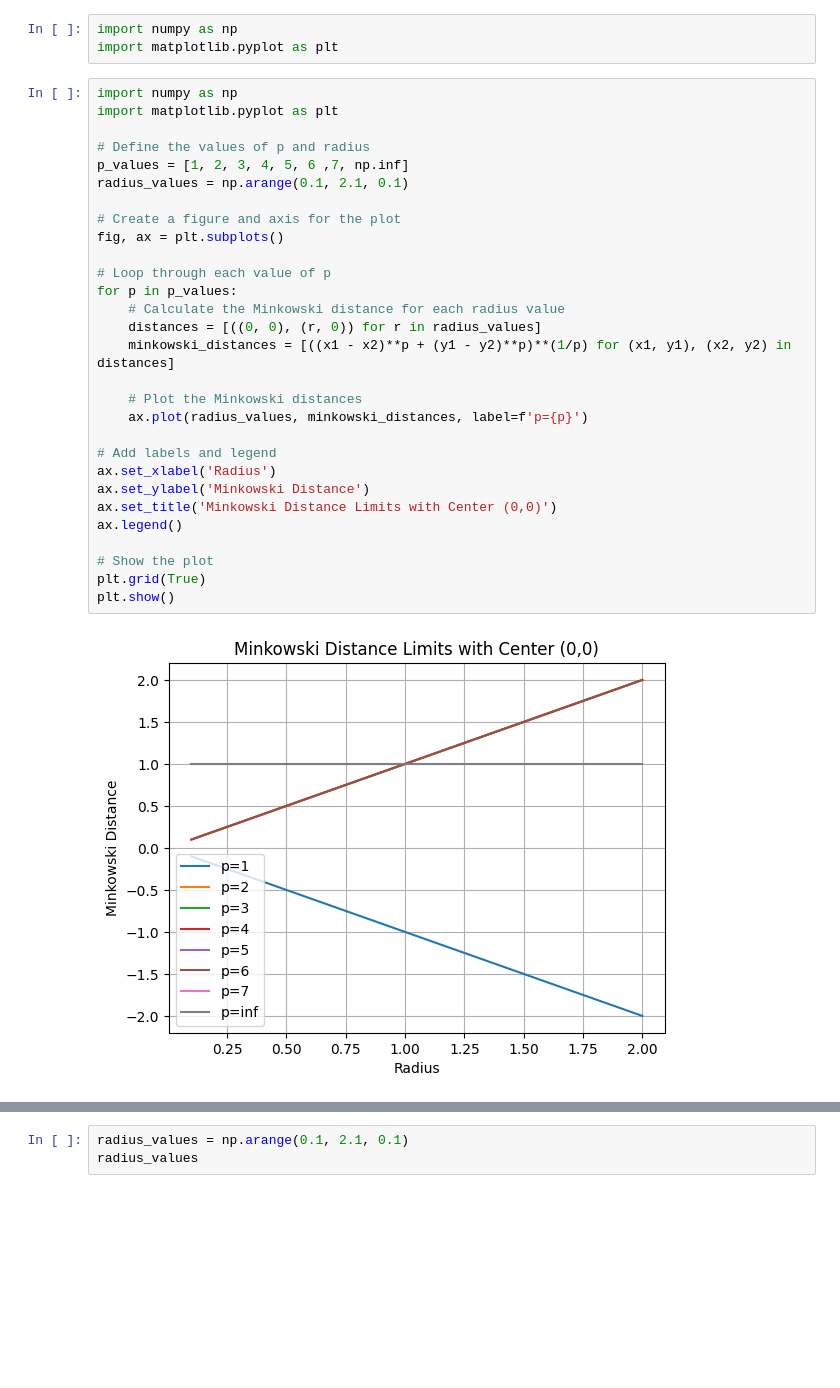
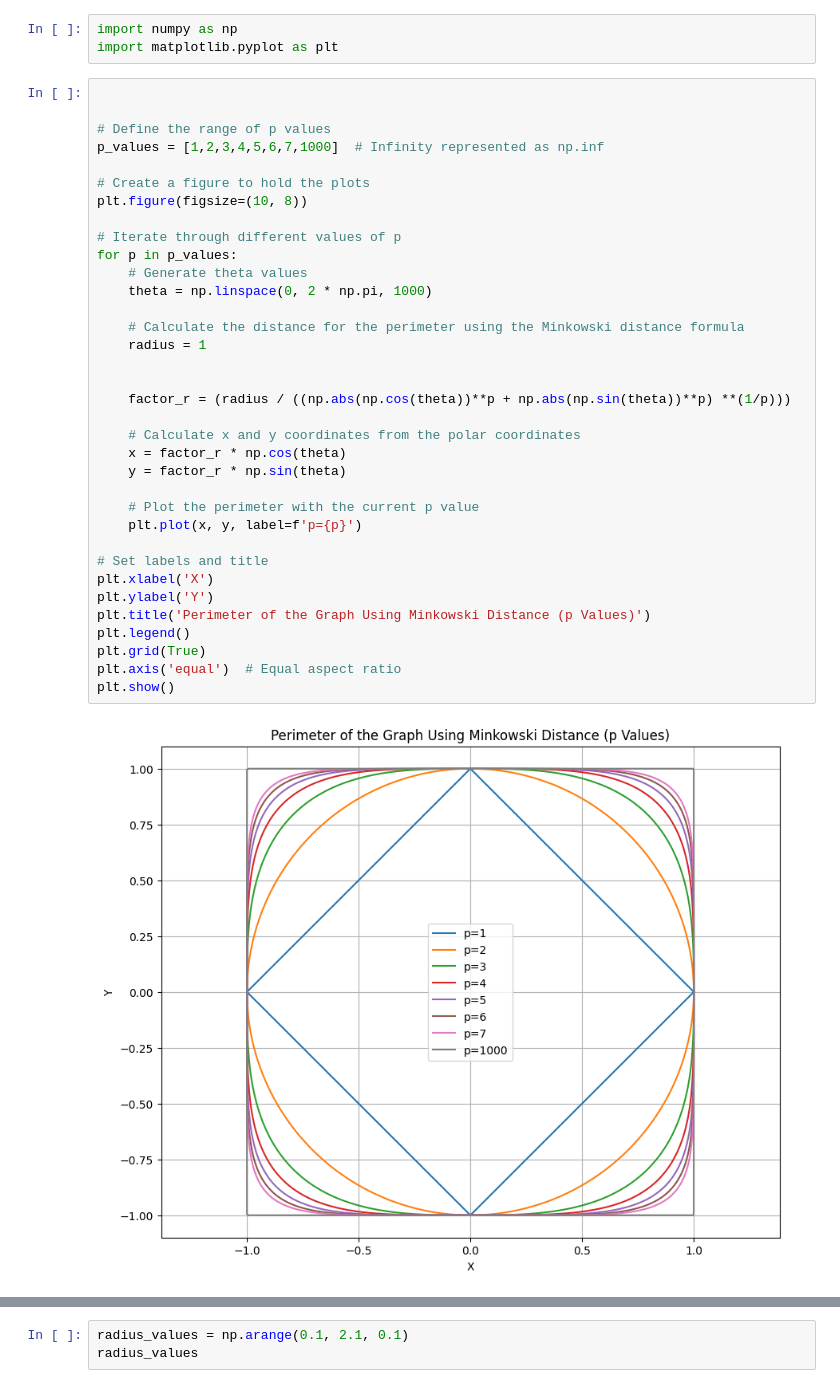
Before and after one commit to maestria-ds-eafit/Algebra_Taller1_Sebastian_David, a Jupyter notebook: Taller1_MinkowskyDistance.ipynb, the cells around one changed output, grey strips where cells are left out. Cells and saved outputs as stored; diff of their text form; blank space fills up the shorter version.

```diff
--- a/Taller1_MinkowskyDistance.ipynb
+++ b/Taller1_MinkowskyDistance.ipynb
@@ -1,34 +1,40 @@
 # %%
 import numpy as np
 import matplotlib.pyplot as plt
-# %%
-import numpy as np
-import matplotlib.pyplot as plt
-
-# Define the values of p and radius
-p_values = [1, 2, 3, 4, 5, 6 ,7, np.inf]
-radius_values = np.arange(0.1, 2.1, 0.1)
-
-# Create a figure and axis for the plot
-fig, ax = plt.subplots()
-
-# Loop through each value of p
-for p in p_values:
-    # Calculate the Minkowski distance for each radius value
-    distances = [((0, 0), (r, 0)) for r in radius_values]
-    minkowski_distances = [((x1 - x2)**p + (y1 - y2)**p)**(1/p) for (x1, y1), (x2, y2) in distances]
-
-    # Plot the Minkowski distances
-    ax.plot(radius_values, minkowski_distances, label=f'p={p}')
-
-# Add labels and legend
-ax.set_xlabel('Radius')
-ax.set_ylabel('Minkowski Distance')
-ax.set_title('Minkowski Distance Limits with Center (0,0)')
-ax.legend()
-
-# Show the plot
-plt.grid(True)
-plt.show()
-# %% [output]
-[figure, removed]
+# %%
+
+
+# Define the range of p values
+p_values = [1,2,3,4,5,6,7,1000]  # Infinity represented as np.inf
+
+# Create a figure to hold the plots
+plt.figure(figsize=(10, 8))
+
+# Iterate through different values of p
+for p in p_values:
+    # Generate theta values
+    theta = np.linspace(0, 2 * np.pi, 1000)
+
+    # Calculate the distance for the perimeter using the Minkowski distance formula
+    radius = 1
+
+
+    factor_r = (radius / ((np.abs(np.cos(theta))**p + np.abs(np.sin(theta))**p) **(1/p)))
+
+    # Calculate x and y coordinates from the polar coordinates
+    x = factor_r * np.cos(theta)
+    y = factor_r * np.sin(theta)
+
+    # Plot the perimeter with the current p value
+    plt.plot(x, y, label=f'p={p}')
+
+# Set labels and title
+plt.xlabel('X')
+plt.ylabel('Y')
+plt.title('Perimeter of the Graph Using Minkowski Distance (p Values)')
+plt.legend()
+plt.grid(True)
+plt.axis('equal')  # Equal aspect ratio
+plt.show()
+# %% [output]
+[figure, added]
```
Also changed, not shown: parts of 5 cells of this notebook, 1 other file.
